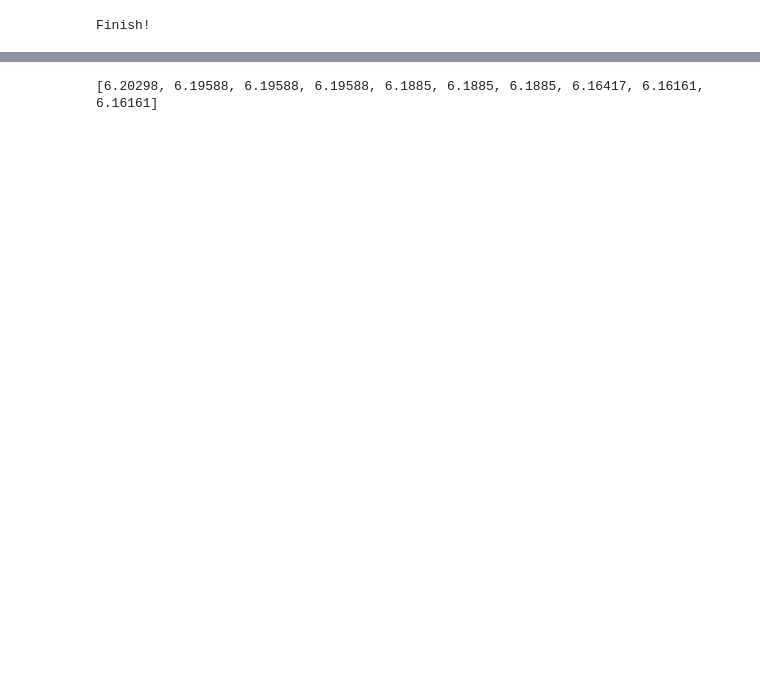
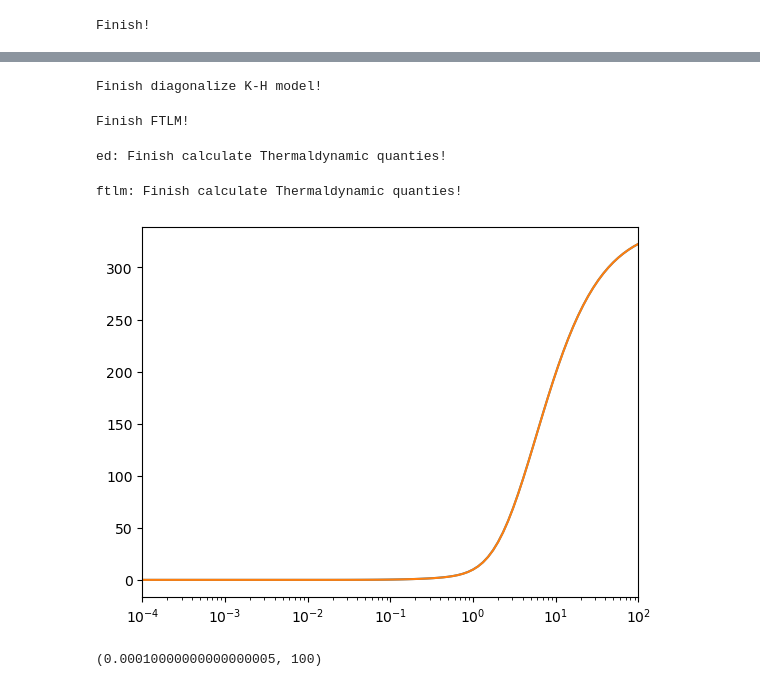
Before and after one commit to Sharon-Liang/Finite-T-Lanczos, a Jupyter notebook: Test_FTLM.ipynb, the cells around one changed output, grey strips where cells are left out. Saved outputs shown, nothing was run; the diff lists cells and outputs as text; code cells hidden in the pictures; blank space fills up the shorter version.

Commit message:
Correct FTLM

```diff
--- a/Test_FTLM.ipynb
+++ b/Test_FTLM.ipynb
@@ -73,5 +80,62 @@ println(e)
-# %%
-e,x = eigs(Htot,  nev=10, which = :LR);
-println(e)
-# %% [output]
-[6.20298, 6.19588, 6.19588, 6.19588, 6.1885, 6.1885, 6.1885, 6.16417, 6.16161, 6.16161]
+# %%
+# Full ED
+Hdense  = Array(Htot)
+e,x = eigen(Hdense)
+println("Finish diagonalize K-H model!")
+# %% [output]
+Finish diagonalize K-H model!
+# %%
+V, fac = FTLM(Htot, 90, 50);
+println("Finish FTLM!")
+# %% [output]
+Finish FTLM!
+# %%
+""" ED Thermaldynamic quanties"""
+step = 100
+temp = [10^x for x in LinRange(-4,2,step)]
+Z = zeros(step)
+E = zeros(step)
+C = zeros(step)
+S = zeros(step)
+
+#println(Z)
+for i = 1: step
+    t = temp[i]
+    Z[i] += partitian(t, e)
+    E[i] += energy(t,e)
+    C[i] += specific_heat(t,e)
+    S[i] += E[i]/t +log(Z[i])
+    #S[i] += log(Z[i])
+end
+
+println("ed: Finish calculate Thermaldynamic quanties!")
+# %% [output]
+ed: Finish calculate Thermaldynamic quanties!
+# %%
+""" Thermaldynamic quanties"""
+step = 100
+temp = [10^x for x in LinRange(-4,2,step)]
+Zt = zeros(step)
+Et = zeros(step)
+Ct = zeros(step)
+St = zeros(step)
+
+for i = 1: step
+    t = temp[i]
+    Zt[i] = FTLM_partition(V, fac, t)
+    Et[i], Ct[i] = FTLM_EandC(V, fac, t)
+    St[i] = Et[i]/t + log(Zt[i])
+end
+
+println("ftlm: Finish calculate Thermaldynamic quanties!")
+# %% [output]
+ftlm: Finish calculate Thermaldynamic quanties!
+# %%
+#println(length(C))
+#println(C)
+semilogx(temp, Z/N)
+semilogx(temp, Zt/N)
+xlim(10^-4, 10^2)
+# %% [output]
+[figure, added]
+(0.00010000000000000005, 100)
```
Also changed, not shown: parts of 10 cells of this notebook, 6 other files.
